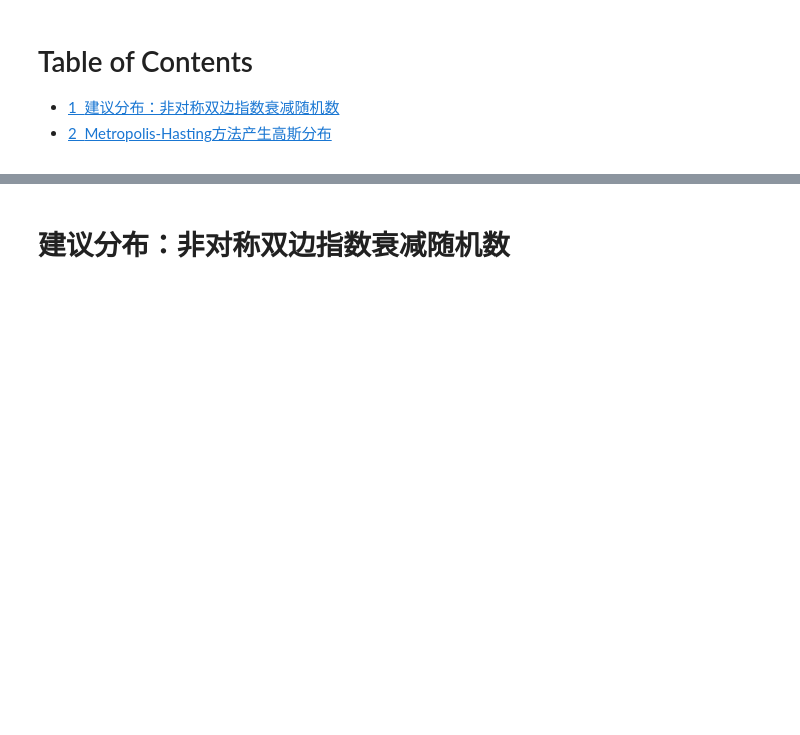
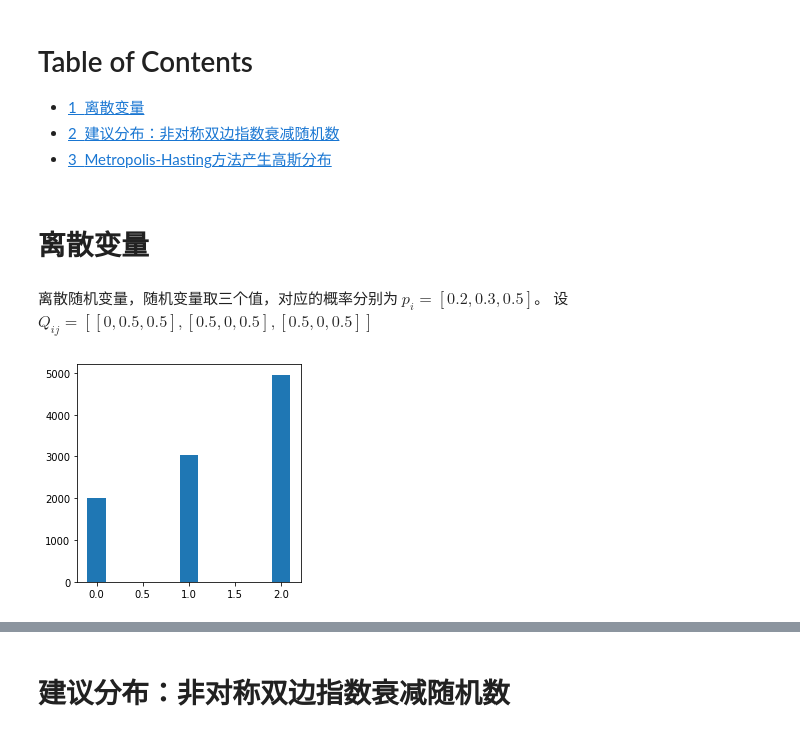
Before and after one commit to lhprojects/blog, a Jupyter notebook: JupyterNotebooks/Metropolis-Hasting.ipynb, the cells around one changed output, grey strips where cells are left out. Drawn from its saved outputs; the diff is of its cells as text; code cells hidden in the pictures; blank space fills up the shorter version.

```diff
--- a/JupyterNotebooks/Metropolis-Hasting.ipynb
+++ b/JupyterNotebooks/Metropolis-Hasting.ipynb
@@ -1,3 +1,37 @@
 # %% [markdown]
 <h1>Table of Contents<span class="tocSkip"></span></h1>
-<div class="toc"><ul class="toc-item"><li><span><a href="#建议分布：非对称双边指数衰减随机数" data-toc-modified-id="建议分布：非对称双边指数衰减随机数-1"><span class="toc-item-num">1&nbsp;&nbsp;</span>建议分布：非对称双边指数衰减随机数</a></span></li><li><span><a href="#Metropolis-Hasting方法产生高斯分布" data-toc-modified-id="Metropolis-Hasting方法产生高斯分布-2"><span class="toc-item-num">2&nbsp;&nbsp;</span>Metropolis-Hasting方法产生高斯分布</a></span></li></ul></div>
+<div class="toc"><ul class="toc-item"><li><span><a href="#离散变量" data-toc-modified-id="离散变量-1"><span class="toc-item-num">1&nbsp;&nbsp;</span>离散变量</a></span></li><li><span><a href="#建议分布：非对称双边指数衰减随机数" data-toc-modified-id="建议分布：非对称双边指数衰减随机数-2"><span class="toc-item-num">2&nbsp;&nbsp;</span>建议分布：非对称双边指数衰减随机数</a></span></li><li><span><a href="#Metropolis-Hasting方法产生高斯分布" data-toc-modified-id="Metropolis-Hasting方法产生高斯分布-3"><span class="toc-item-num">3&nbsp;&nbsp;</span>Metropolis-Hasting方法产生高斯分布</a></span></li></ul></div>
+# %% [markdown]
+# 离散变量
+# %% [markdown]
+离散随机变量，随机变量取三个值，对应的概率分别为 ${p_i}=[0.2, 0.3, 0.5]$。
+设 $Q_{ij} = [[0,0.5,0.5],[0.5,0,0.5],[0.5,0,0.5]]$
+# %%
+import numpy as np
+p = [0.2, 0.3, 0.5]
+
+N=10000
+xs = np.zeros(N)
+x = 0
+for i in range(N):
+    while True:
+        xp = np.random.randint(3, dtype=np.int)
+        if xp != x:
+            break
+
+    acc = p[xp]/p[x]
+    u = np.random.rand()
+    if u < acc:
+        # accept
+        x = xp
+
+    xs[i] = x
+
+import matplotlib.pyplot as plt
+%matplotlib inline
+
+plt.figure(figsize=(4,4))
+plt.hist(xs, bins=11, range=(-0.1, 2.1))
+plt.show()
+# %% [output]
+[figure, added]
```
Also changed, not shown: parts of 2 cells of this notebook.
